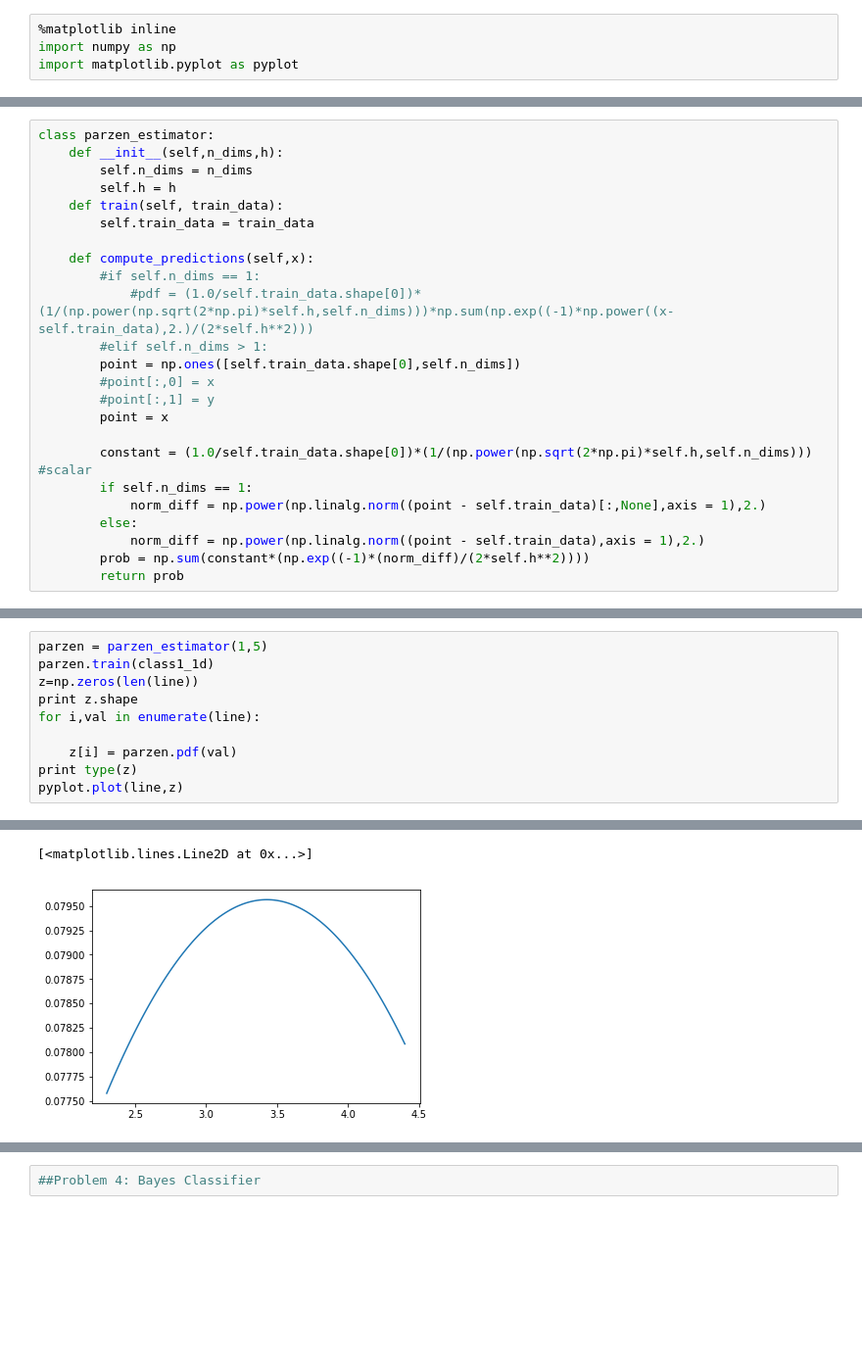
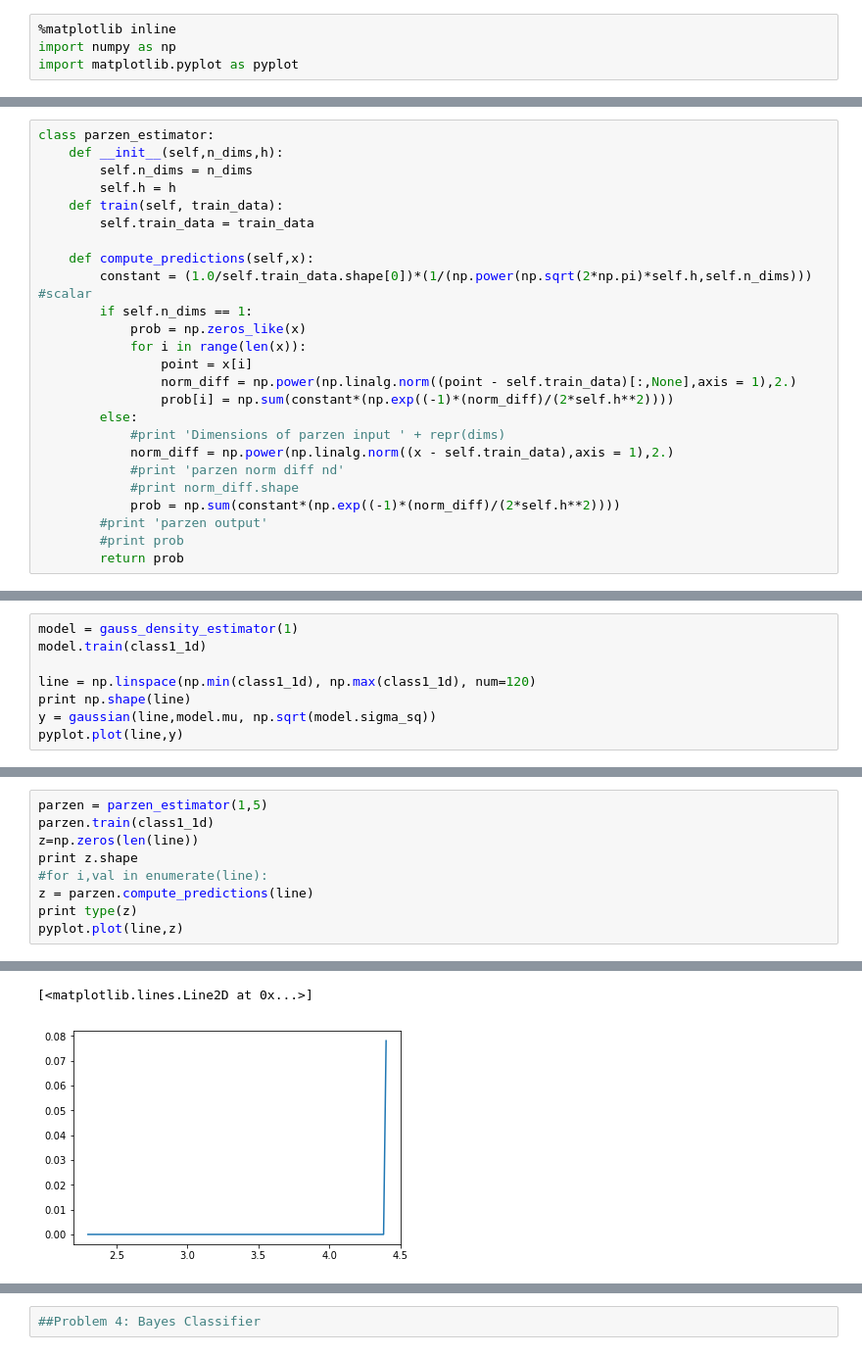
Before and after one commit to KyleGoyette/MachineLearningDevoir1, a Jupyter notebook: Question 3.ipynb, the cells around one changed output, grey strips where cells are left out. Shown at 98% size. Drawn from its saved outputs; the diff is of its cells as text; blank space fills up the shorter version.

```diff
--- a/Question 3.ipynb
+++ b/Question 3.ipynb
@@ -27,20 +26,21 @@ class parzen_estimator:
         self.train_data = train_data
 
     def compute_predictions(self,x):
-        #if self.n_dims == 1:
-            #pdf = (1.0/self.train_data.shape[0])*(1/(np.power(np.sqrt(2*np.pi)*self.h,self.n_dims)))*np.sum(np.exp((-1)*np.power((x-self.train_data),2.)/(2*self.h**2)))
-        #elif self.n_dims > 1:
-        point = np.ones([self.train_data.shape[0],self.n_dims])
-        #point[:,0] = x
-        #point[:,1] = y
-        point = x
-
         constant = (1.0/self.train_data.shape[0])*(1/(np.power(np.sqrt(2*np.pi)*self.h,self.n_dims))) #scalar
         if self.n_dims == 1:
-            norm_diff = np.power(np.linalg.norm((point - self.train_data)[:,None],axis = 1),2.)
+            prob = np.zeros_like(x)
+            for i in range(len(x)):
+                point = x[i]
+                norm_diff = np.power(np.linalg.norm((point - self.train_data)[:,None],axis = 1),2.)
+                prob[i] = np.sum(constant*(np.exp((-1)*(norm_diff)/(2*self.h**2))))
         else:
-            norm_diff = np.power(np.linalg.norm((point - self.train_data),axis = 1),2.)
-        prob = np.sum(constant*(np.exp((-1)*(norm_diff)/(2*self.h**2))))
+            #print 'Dimensions of parzen input ' + repr(dims)
+            norm_diff = np.power(np.linalg.norm((x - self.train_data),axis = 1),2.)
+            #print 'parzen norm diff nd'
+            #print norm_diff.shape
+            prob = np.sum(constant*(np.exp((-1)*(norm_diff)/(2*self.h**2))))
+        #print 'parzen output'
+        #print prob
         return prob
 # %%
 iris = np.loadtxt('iris.txt')
@@ -120,2 +106,10 @@ pyplot.plot(line,y)
 [<matplotlib.lines.Line2D at 0x...>]
 [figure]
+# %%
+model = gauss_density_estimator(1)
+model.train(class1_1d)
+
+line = np.linspace(np.min(class1_1d), np.max(class1_1d), num=120)
+print np.shape(line)
+y = gaussian(line,model.mu, np.sqrt(model.sigma_sq))
+pyplot.plot(line,y)
@@ -124,9 +122,8 @@ parzen = parzen_estimator(1,5)
 parzen.train(class1_1d)
 z=np.zeros(len(line))
 print z.shape
-for i,val in enumerate(line):
-
-    z[i] = parzen.pdf(val)
+#for i,val in enumerate(line):
+z = parzen.compute_predictions(line)
 print type(z)
 pyplot.plot(line,z)
 # %% [output]
@@ -134,5 +146,5 @@ pyplot.plot(line,z)
 <type 'numpy.ndarray'>
 [<matplotlib.lines.Line2D at 0x...>]
-[figure, old version]
+[figure, new version]
 # %%
 iris = np.loadtxt('iris.txt')
```
Also changed, not shown: parts of 16 cells of this notebook.
